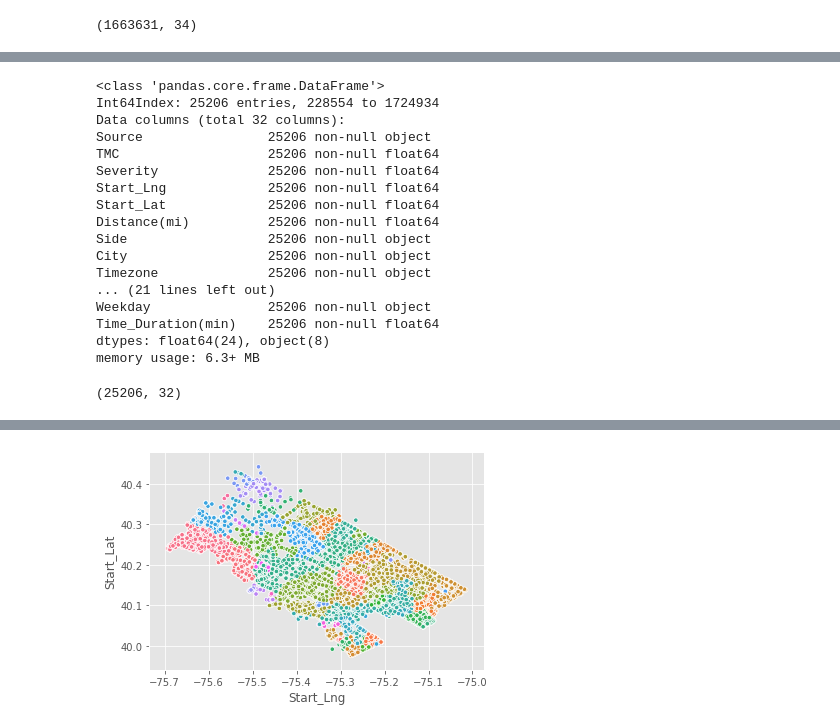
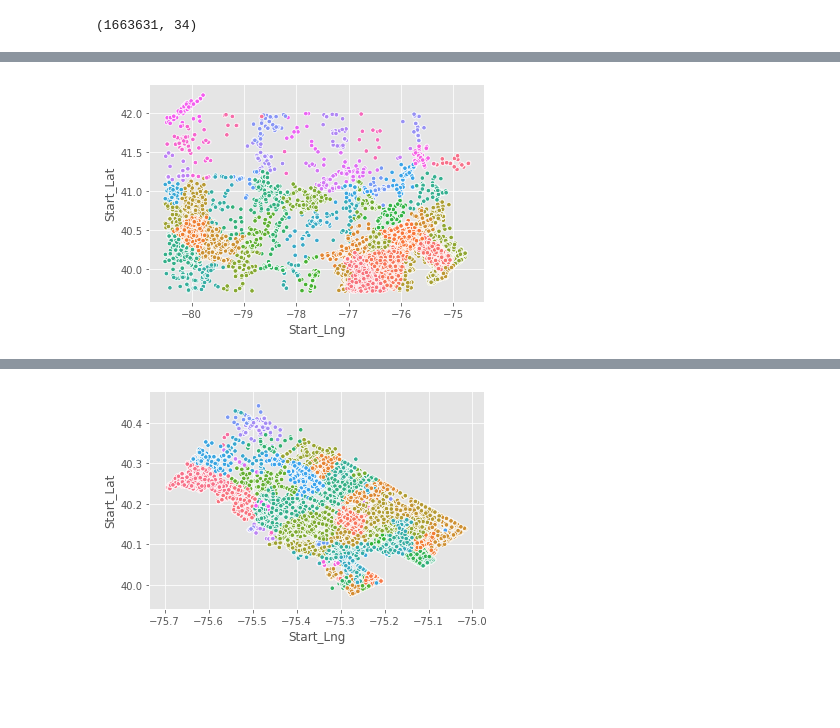
Before and after one commit to RonghuiZhou/us-accidents, a Jupyter notebook: Machine Learning for US Accidents_PA_Mont_RZhou.ipynb, the cells around one changed output, grey strips where cells are left out. Saved outputs shown, nothing was run; the diff lists cells and outputs as text; code cells hidden in the pictures; blank space fills up the shorter version.

```diff
--- a/Machine Learning for US Accidents_PA_Mont_RZhou.ipynb
+++ b/Machine Learning for US Accidents_PA_Mont_RZhou.ipynb
@@ -285,8 +287,11 @@ Due to the limitation of personal laptop, the whole US dataset is too big to han
 # %%
+# Set state
+state='PA'
+
 # Select the state of Pennsylvania
-df_PA=df_sel.loc[df_sel.State=='PA']
-df_PA.drop('State',axis=1, inplace=True)
-df_PA.info()
+df_state=df_sel.loc[df_sel.State==state].copy()
+df_state.drop('State',axis=1, inplace=True)
+df_state.info()
 # %% [output]
 <class 'pandas.core.frame.DataFrame'>
 Int64Index: 63248 entries, 197866 to 1725073
@@ -321,23 +312,0 @@ Due to the limitation of personal laptop, the whole US dataset is too big to han
-# %%
-# Select Montgomery county
-df_PA_Mont=df_PA.loc[df_PA.County=='Montgomery']
-df_PA_Mont.drop('County',axis=1,inplace=True)
-df_PA_Mont.info()
-# %% [output]
-<class 'pandas.core.frame.DataFrame'>
-Int64Index: 25206 entries, 228554 to 1724934
-Data columns (total 32 columns):
-Source                25206 non-null object
-TMC                   25206 non-null float64
-Severity              25206 non-null float64
-Start_Lng             25206 non-null float64
-Start_Lat             25206 non-null float64
-Distance(mi)          25206 non-null float64
-Side                  25206 non-null object
-City                  25206 non-null object
-Timezone              25206 non-null object
-... (21 lines left out)
-Weekday               25206 non-null object
-Time_Duration(min)    25206 non-null float64
-dtypes: float64(24), object(8)
-memory usage: 6.3+ MB
@@ -346,4 +313,7 @@ memory usage: 6.3+ MB
-# %%
-df_PA_Mont.shape
-# %% [output]
-(25206, 32)
+# %%
+# Map of accidents, color code by county
+
+sns.scatterplot(x='Start_Lng', y='Start_Lat', data=df_state, hue='County', legend=False, s=20)
+plt.show()
+# %% [output]
+[figure, added]
```
Also changed, not shown: parts of 32 cells of this notebook.
